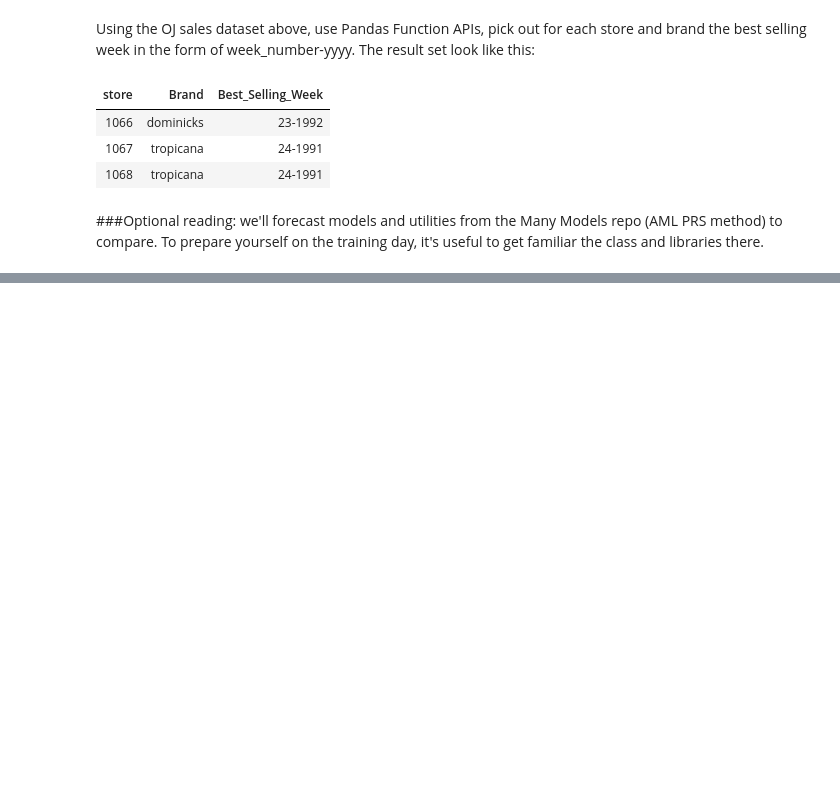
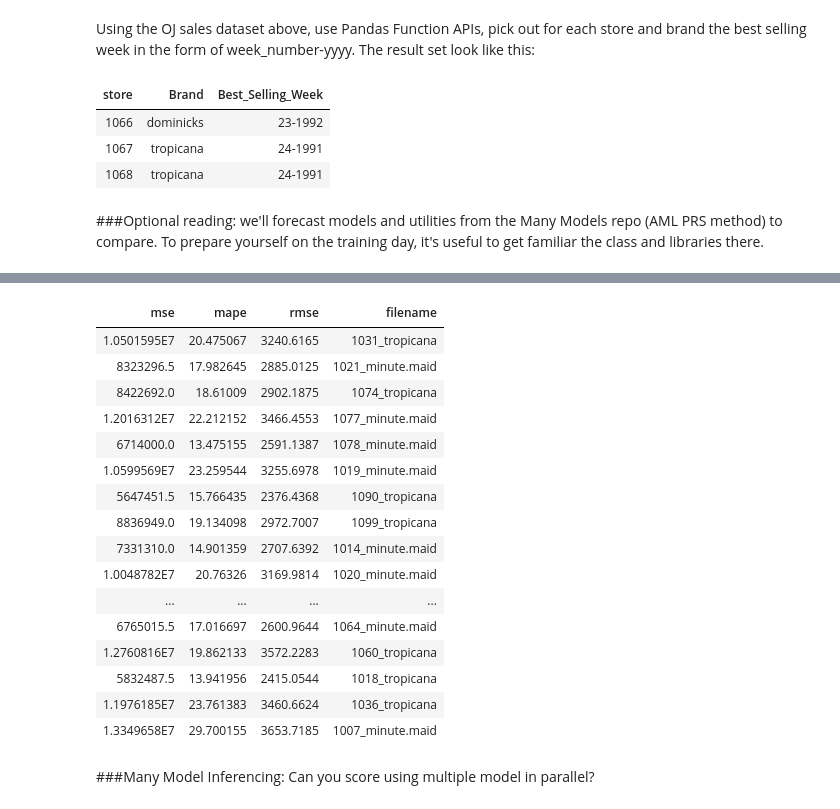
Before and after one commit to james-tn/Many-Models, a Jupyter notebook: code/many_models_spark.ipynb, the cells around one changed output, grey strips where cells are left out. Saved outputs shown, nothing was run; the diff lists cells and outputs as text; code cells hidden in the pictures; blank space fills up the shorter version.

```diff
--- a/code/many_models_spark.ipynb
+++ b/code/many_models_spark.ipynb
@@ -70,0 +161,36 @@ https://github.com/microsoft/solution-accelerator-many-models/blob/master/Custom
+# %%
+from azureml.core.authentication import ServicePrincipalAuthentication
+from azureml.core import Workspace
+from azureml.core import Model
+
+import cloudpickle
+
+sp_auth = ServicePrincipalAuthentication(tenant_id =tenant_id,
+                                         service_principal_id=service_principal_id,
+                                         service_principal_password=service_principal_password)
+# Instantiate Azure Machine Learning workspace
+ws = Workspace.get(name=workspace_name,
+                   subscription_id=subscription_id,
+                   resource_group=resource_group,auth= sp_auth)
+
+
+# 4.0 Get predictions on test set
+forecasts = forecaster.forecast(test)
+compare_data = test.assign(forecasts=forecasts).dropna()
+
+# 5.0 Calculate accuracy metrics for the fit
+mse = mean_squared_error(compare_data[target_column], compare_data['forecasts'])
+rmse = np.sqrt(mse)
+mae = mean_absolute_error(compare_data[target_column], compare_data['forecasts'])
+actuals = compare_data[target_column].values
+preds = compare_data['forecasts'].values
+mape = np.mean(np.abs((actuals - preds) / actuals) * 100)
+
+# 7.0 Train model with full dataset
+forecaster.fit(data)
+
+# 8.0 Save the forecasting pipeline
+with open(model_name, mode='wb') as file:
+   cloudpickle.dump(forecaster, file)
+
+model = Model.register(workspace=ws, model_name=model_name, model_path=filename, tags={'mse':str(mse), 'mape': str(mape), 'rmse': str(rmse)})
@@ -70,0 +266,4 @@ https://github.com/microsoft/solution-accelerator-many-models/blob/master/Custom
+# %%
+df = spark.sql("select to_timestamp(WeekStarting) WeekStarting, float(Quantity), Brand,Revenue, Store from OJ_Sales_Data")
+df = df.repartition(200) #to increase parallelism
+result = df.groupby(["Brand","Store"]).applyInPandas(many_model_train, schema="mse float, mape float, rmse float, filename string ")
@@ -70,0 +272,22 @@ https://github.com/microsoft/solution-accelerator-many-models/blob/master/Custom
+# %%
+display(result)
+# %% [output]
+| mse | mape | rmse | filename |
+| 1.0501595E7 | 20.475067 | 3240.6165 | 1031_tropicana |
+| 8323296.5 | 17.982645 | 2885.0125 | 1021_minute.maid |
+| 8422692.0 | 18.61009 | 2902.1875 | 1074_tropicana |
+| 1.2016312E7 | 22.212152 | 3466.4553 | 1077_minute.maid |
+| 6714000.0 | 13.475155 | 2591.1387 | 1078_minute.maid |
+| 1.0599569E7 | 23.259544 | 3255.6978 | 1019_minute.maid |
+| 5647451.5 | 15.766435 | 2376.4368 | 1090_tropicana |
+| 8836949.0 | 19.134098 | 2972.7007 | 1099_tropicana |
+| 7331310.0 | 14.901359 | 2707.6392 | 1014_minute.maid |
+| 1.0048782E7 | 20.76326 | 3169.9814 | 1020_minute.maid |
+| ... | ... | ... | ... |
+| 6765015.5 | 17.016697 | 2600.9644 | 1064_minute.maid |
+| 1.2760816E7 | 19.862133 | 3572.2283 | 1060_tropicana |
+| 5832487.5 | 13.941956 | 2415.0544 | 1018_tropicana |
+| 1.1976185E7 | 23.761383 | 3460.6624 | 1036_tropicana |
+| 1.3349658E7 | 29.700155 | 3653.7185 | 1007_minute.maid |
+# %% [markdown]
+###Many Model Inferencing: Can you score using multiple model in parallel?
```
Also changed, not shown: parts of 18 cells of this notebook.
